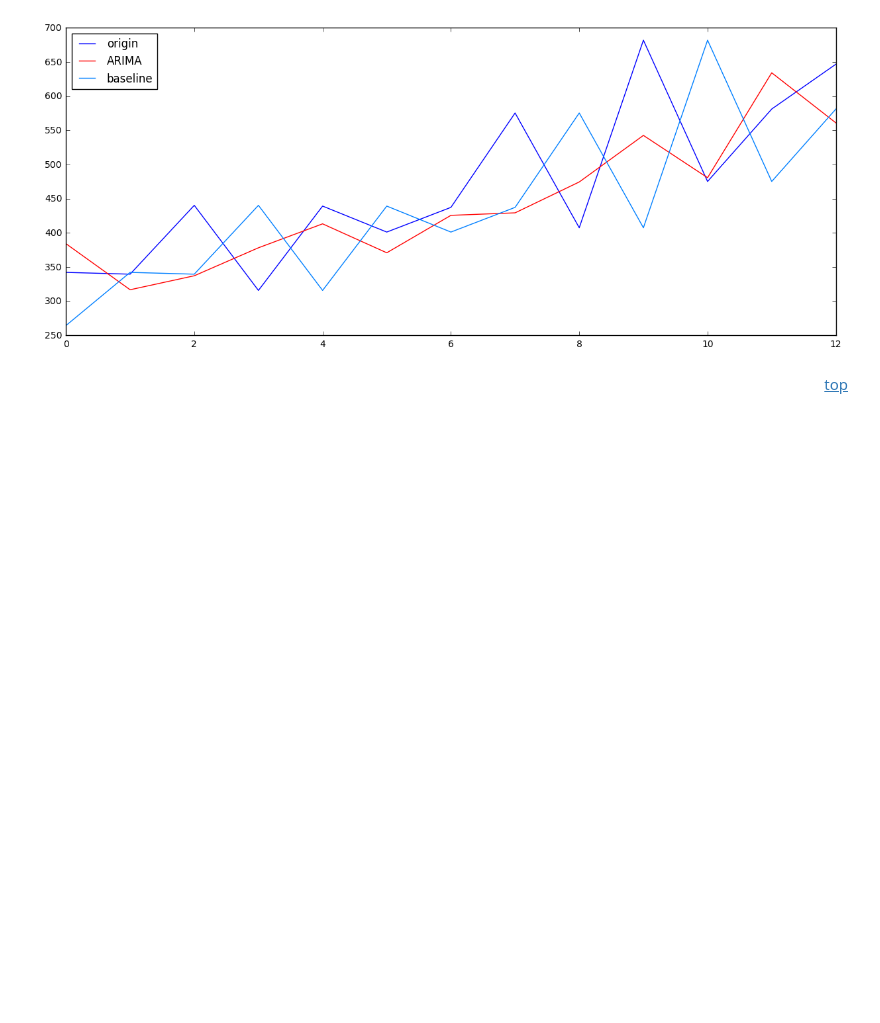
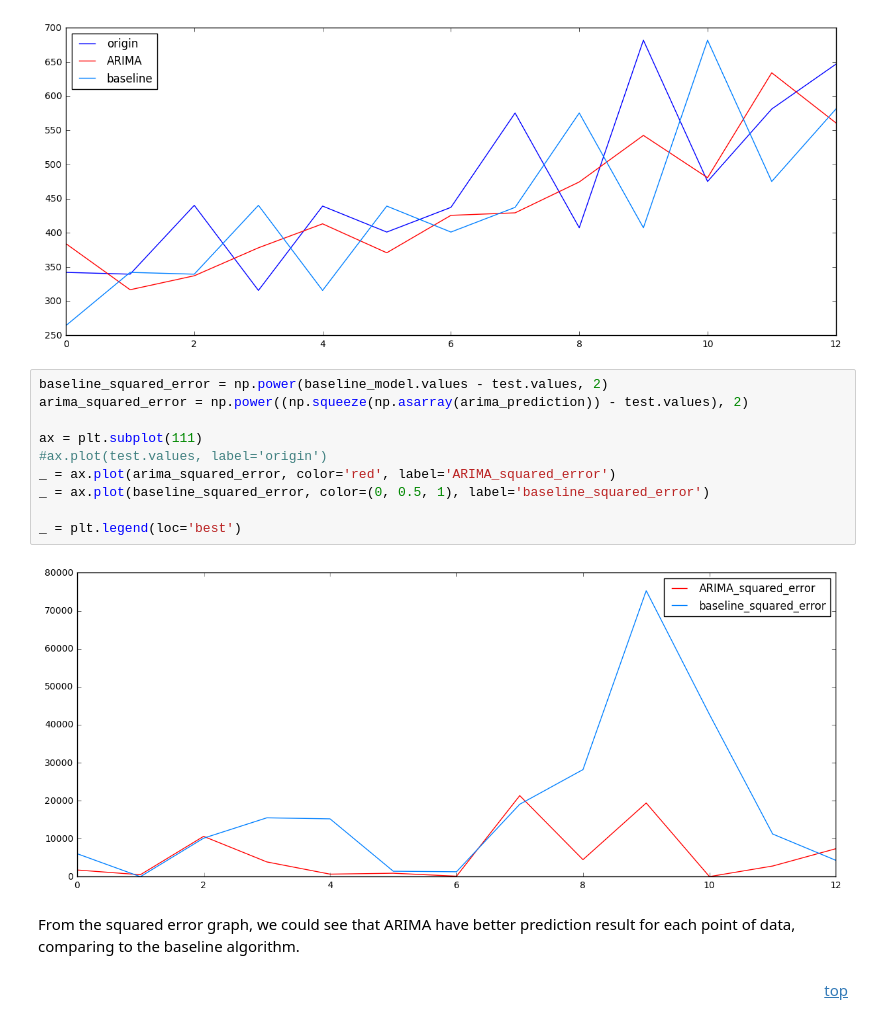
Before and after one commit to liaison/python, a Jupyter notebook: ARIMA.ipynb, the cells around one changed output. Drawn from its saved outputs; the diff is of its cells as text; blank space fills up the shorter version.

Commit message:
use squared_error for performance comparison, which is more intuitive

```diff
--- a/ARIMA.ipynb
+++ b/ARIMA.ipynb
@@ -252,5 +252,19 @@ _ = plt.legend(loc='best')
 ARIMA test MSE: 5689.921408
 Baseline model test MSE: 17730.518462
 [figure]
+# %%
+baseline_squared_error = np.power(baseline_model.values - test.values, 2)
+arima_squared_error = np.power((np.squeeze(np.asarray(arima_prediction)) - test.values), 2)
+
+ax = plt.subplot(111)
+#ax.plot(test.values, label='origin')
+_ = ax.plot(arima_squared_error, color='red', label='ARIMA_squared_error')
+_ = ax.plot(baseline_squared_error, color=(0, 0.5, 1), label='baseline_squared_error')
+
+_ = plt.legend(loc='best')
+# %% [output]
+[figure, added]
+# %% [markdown]
+From the squared error graph, we could see that ARIMA have better prediction result for each point of data, comparing to the baseline algorithm.
 # %% [markdown]
 <div style="text-align:right">  <a href="#abstract">top</a> </div>
```
